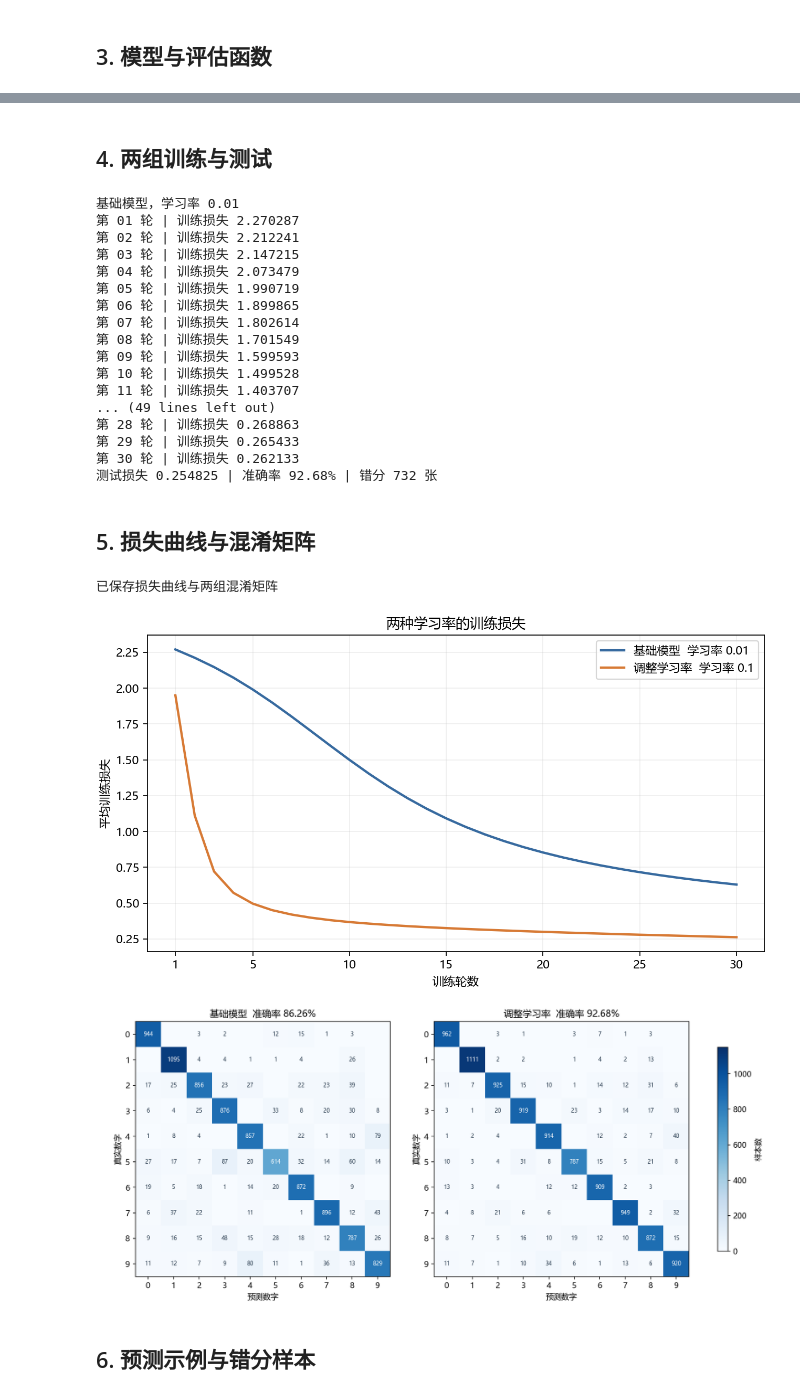
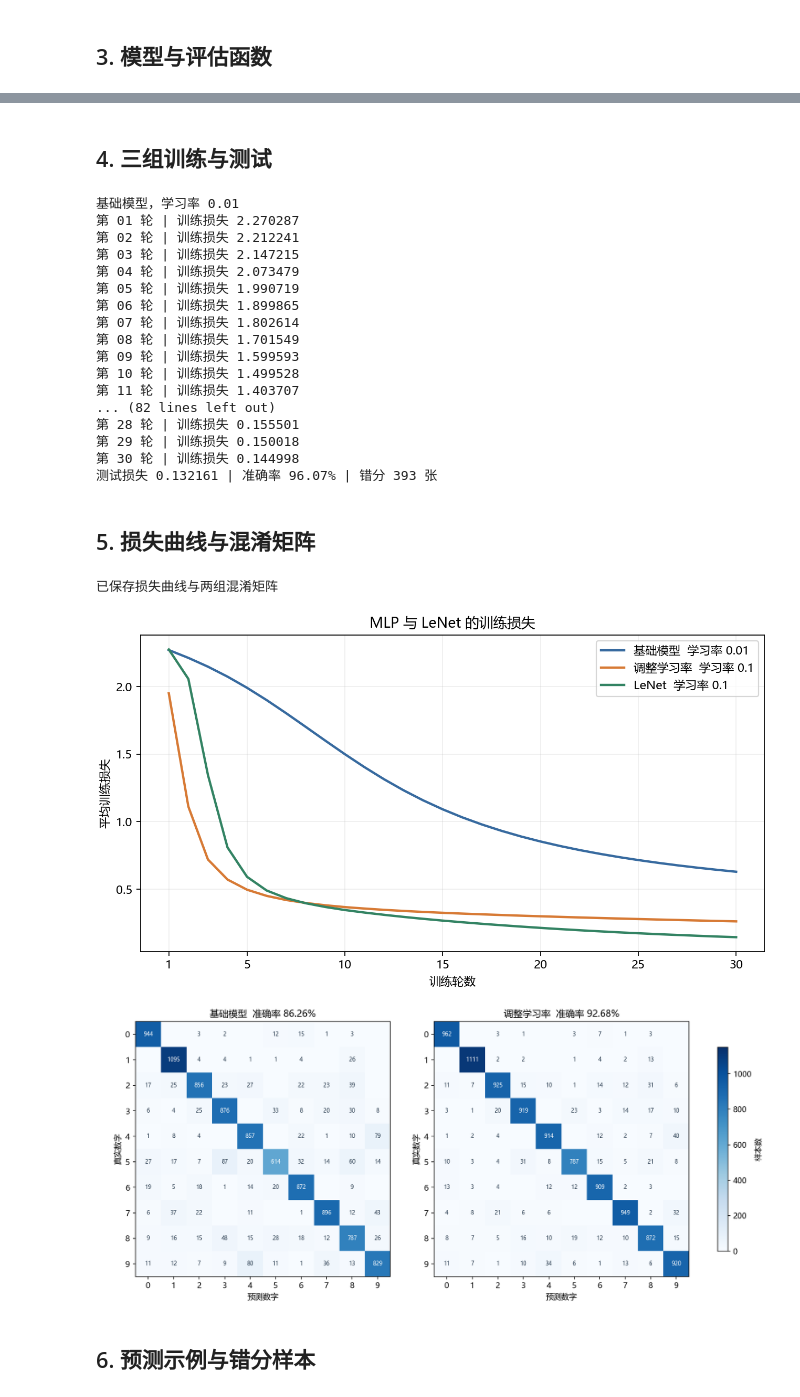
Before and after one commit to xinyao-bright/cv-experiment4, a Jupyter notebook: mlp_mnist.ipynb, the cells around one changed output, grey strips where cells are left out. Drawn from its saved outputs; the diff is of its cells as text; code cells hidden in the pictures.

```diff
--- a/mlp_mnist.ipynb
+++ b/mlp_mnist.ipynb
@@ -107,9 +138,12 @@ MLP(
 # %% [markdown]
-## 4. 两组训练与测试
+## 4. 三组训练与测试
 # %%
 history, summary, all_predictions = [], [], {}
-for name, lr in [("基础模型", 0.01), ("调整学习率", 0.1)]:
-    # 两组使用相同初始权重和每轮样本顺序
+experiments = [("基础模型", MLP, 0.01, "confusion_lr0.01.csv"),
+               ("调整学习率", MLP, 0.1, "confusion_lr0.1.csv"),
+               ("LeNet", LeNet, 0.1, "confusion_lenet.csv")]
+for name, model_class, lr, cm_file in experiments:
+    # 三组每轮样本顺序一致，两组 MLP 的初始权重也相同
     random.seed(seed)
     np.random.seed(seed)
     torch.manual_seed(seed)
@@ -117,7 +151,7 @@ for name, lr in [("基础模型", 0.01), ("调整学习率", 0.1)]:
         torch.cuda.manual_seed_all(seed)
     generator = torch.Generator().manual_seed(seed)
     train_loader = DataLoader(train_set, batch_size=batch_size, shuffle=True, generator=generator)
-    model = MLP().to(device)
+    model = model_class().to(device)
     optimizer = torch.optim.SGD(model.parameters(), lr=lr)
     start = time.perf_counter()
     print(f"\n{name}，学习率 {lr}")
@@ -138,9 +172,10 @@ for name, lr in [("基础模型", 0.01), ("调整学习率", 0.1)]:
     test_loss, accuracy, pred = evaluate(model)
     seconds = time.perf_counter() - start
     cm = torch.bincount(y_test * 10 + pred, minlength=100).reshape(10, 10).numpy()
-    np.savetxt(OUT / f"confusion_lr{lr}.csv", cm, delimiter=",", fmt="%d")
+    np.savetxt(OUT / cm_file, cm, delimiter=",", fmt="%d")
     all_predictions[name] = pred.numpy()
     summary.append({"model": name, "lr": lr, "epochs": epochs,
+                    "parameters": sum(p.numel() for p in model.parameters()),
                     "train_loss": train_loss, "test_loss": test_loss,
                     "accuracy": accuracy, "correct": int((pred == y_test).sum()),
                     "errors": int((pred != y_test).sum()), "seconds": seconds})
@@ -152,13 +187,16 @@ for filename, rows in [("history.csv", history), ("summary.csv", summary)]:
         writer.writeheader()
         writer.writerows(rows)
 np.savez_compressed(OUT / "predictions.npz", labels=y_test.numpy(),
-                    baseline=all_predictions["基础模型"], adjusted=all_predictions["调整学习率"])
+                    baseline=all_predictions["基础模型"], adjusted=all_predictions["调整学习率"],
+                    lenet=all_predictions["LeNet"])
 environment = {"python": platform.python_version(), "torch": torch.__version__,
                "torchvision": torchvision.__version__, "numpy": np.__version__,
                "matplotlib": matplotlib.__version__, "device": str(device),
                "seed": seed, "batch_size": batch_size, "epochs": epochs,
                "train_samples": len(y_train), "test_samples": len(y_test),
-               "normalization": "像素除以 255", "threads": torch.get_num_threads()}
+               "normalization": "像素除以 255", "threads": torch.get_num_threads(),
+               "lenet_input": "28 × 28 图像四周各补 2 个零到 32 × 32",
+               "lenet_variant": "Tanh、平均池化、全通道卷积、线性分类输出"}
 (OUT / "environment.json").write_text(json.dumps(environment, ensure_ascii=False, indent=2), encoding="utf-8")
 # %% [output]
 基础模型，学习率 0.01
@@ -173,45 +211,46 @@ environment = {"python": platform.python_version(), "torch": torch.__version__,
 第 09 轮 | 训练损失 1.599593
 第 10 轮 | 训练损失 1.499528
 第 11 轮 | 训练损失 1.403707
-... (49 lines left out)
-第 28 轮 | 训练损失 0.268863
-第 29 轮 | 训练损失 0.265433
-第 30 轮 | 训练损失 0.262133
-测试损失 0.254825 | 准确率 92.68% | 错分 732 张
+... (82 lines left out)
+第 28 轮 | 训练损失 0.155501
+第 29 轮 | 训练损失 0.150018
+第 30 轮 | 训练损失 0.144998
+测试损失 0.132161 | 准确率 96.07% | 错分 393 张
 # %% [markdown]
 ## 5. 损失曲线与混淆矩阵
 # %%
 fig, ax = plt.subplots(figsize=(8, 4.5), layout="constrained")
-for name, color in [("基础模型", "#376a9f"), ("调整学习率", "#d77a35")]:
+for name, color in [("基础模型", "#376a9f"), ("调整学习率", "#d77a35"),
+                    ("LeNet", "#338363")]:
     rows = [r for r in history if r["model"] == name]
     ax.plot([r["epoch"] for r in rows], [r["train_loss"] for r in rows],
             label=f"{name}  学习率 {rows[0]['lr']}", color=color, linewidth=2)
-ax.set(xlabel="训练轮数", ylabel="平均训练损失", title="两种学习率的训练损失")
+ax.set(xlabel="训练轮数", ylabel="平均训练损失", title="MLP 与 LeNet 的训练损失")
 ax.set_xticks([1, 5, 10, 15, 20, 25, 30])
 ax.grid(alpha=0.2)
 ax.legend()
 fig.savefig(OUT / "loss_curve.png", dpi=160)
 plt.close(fig)
 
 fig, axes = plt.subplots(1, 2, figsize=(12, 5.3), layout="constrained")
-for ax, row in zip(axes, summary):
+for ax, row in zip(axes, summary[:2]):
     pred = all_predictions[row["model"]]
     cm = np.bincount(y_test.numpy() * 10 + pred, minlength=100).reshape(10, 10)
     im = ax.imshow(cm, cmap="Blues", vmin=0, vmax=1150)
     for i in range(10):
         for j in range(10):
             if cm[i, j]:
                 ax.text(j, i, str(cm[i, j]), ha="center", va="center", fontsize=7,
                         color="white" if cm[i, j] > 575 else "#21354a")
     ax.set(xticks=range(10), yticks=range(10), xlabel="预测数字", ylabel="真实数字",
            title=f"{row['model']}  准确率 {row['accuracy']:.2%}")
 fig.colorbar(im, ax=axes, shrink=0.8, label="样本数")
 fig.savefig(OUT / "confusion_matrix.png", dpi=170)
 plt.close(fig)
 print("已保存损失曲线与两组混淆矩阵")
 # %% [output]
 已保存损失曲线与两组混淆矩阵
-[figure, old version]
+[figure, new version]
 [figure]
 # %% [markdown]
 ## 6. 预测示例与错分样本
```
Also changed, not shown: parts of 5 cells of this notebook, 11 other files.
